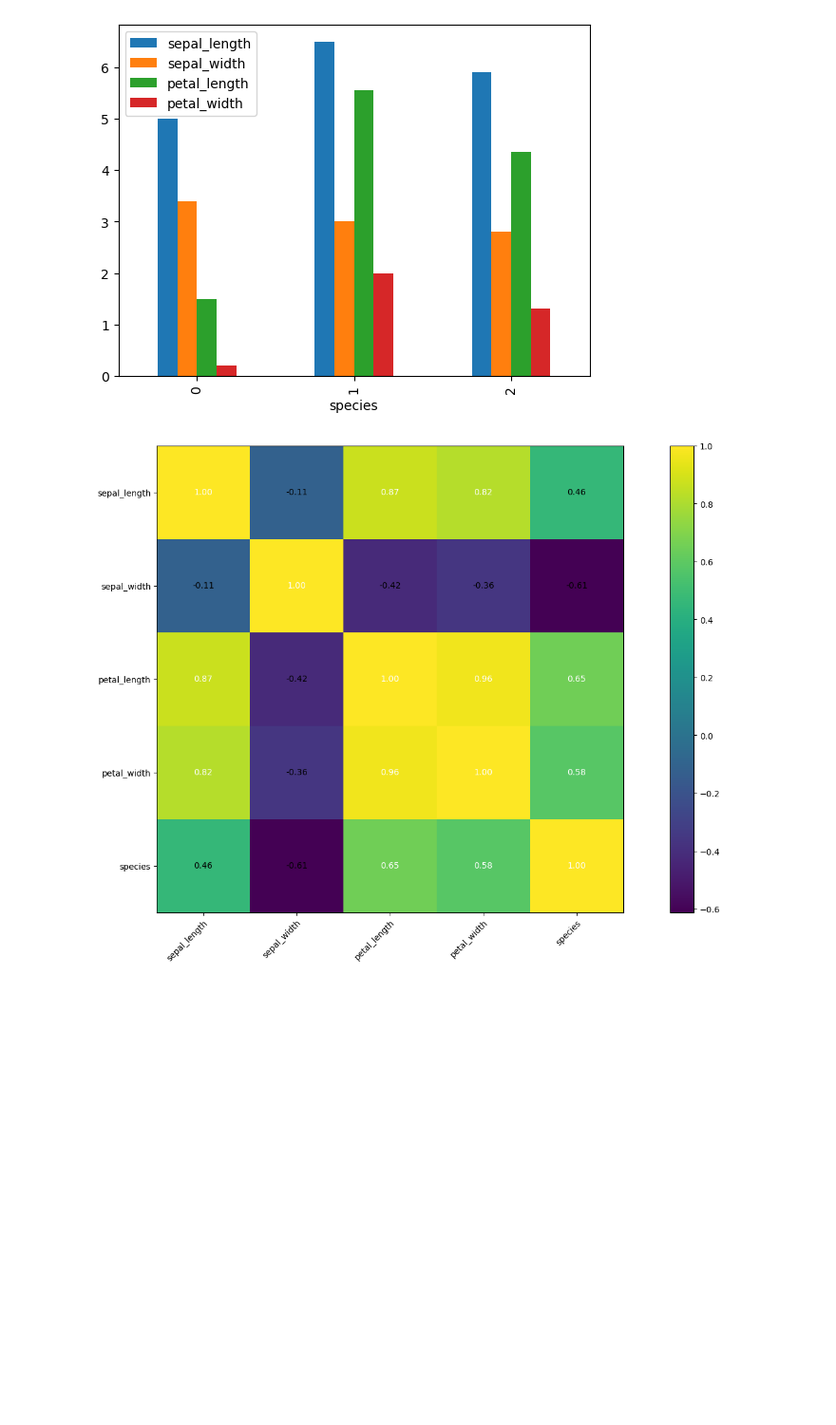
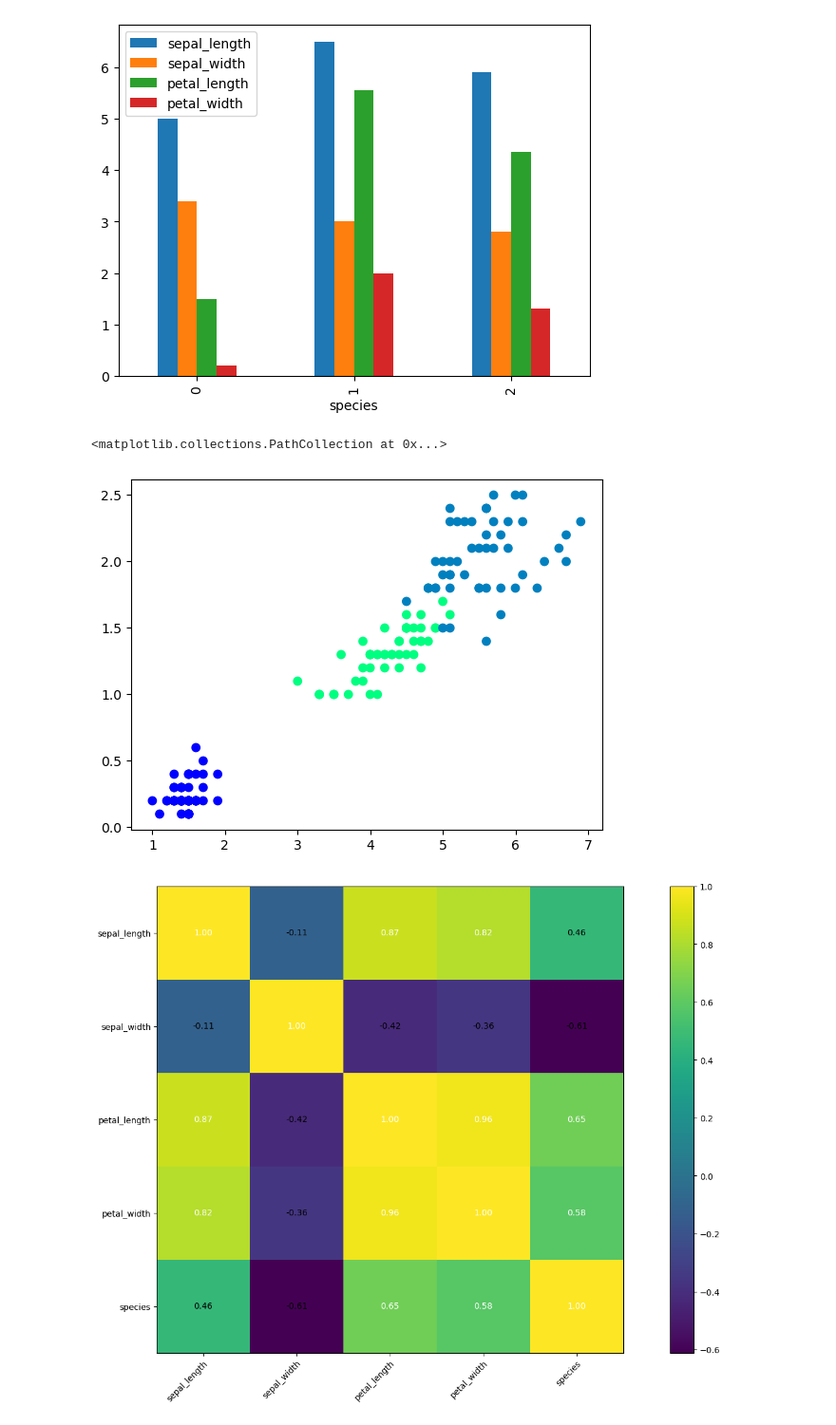
Before and after one commit to Erickllino/Neural_Network, a Jupyter notebook: IRIS.ipynb, the cells around one changed output. Shown: that part at 95% size. Saved outputs shown, nothing was run; the diff lists cells and outputs as text; code cells hidden in the pictures; blank space fills up the shorter version.

```diff
--- a/IRIS.ipynb
+++ b/IRIS.ipynb
@@ -75,6 +69,11 @@ df.groupby('species').median().plot(kind='bar')
 # %% [output]
 <Axes: xlabel='species'>
 [figure]
+# %%
+plt.scatter(df['petal_length'], df['petal_width'],c=df['species'], cmap= 'winter')
+# %% [output]
+<matplotlib.collections.PathCollection at 0x...>
+[figure, added]
 # %%
 headers_list = df.columns.values.tolist()
 # %%
```
Also changed, not shown: parts of 61 cells of this notebook, 3 other files.
